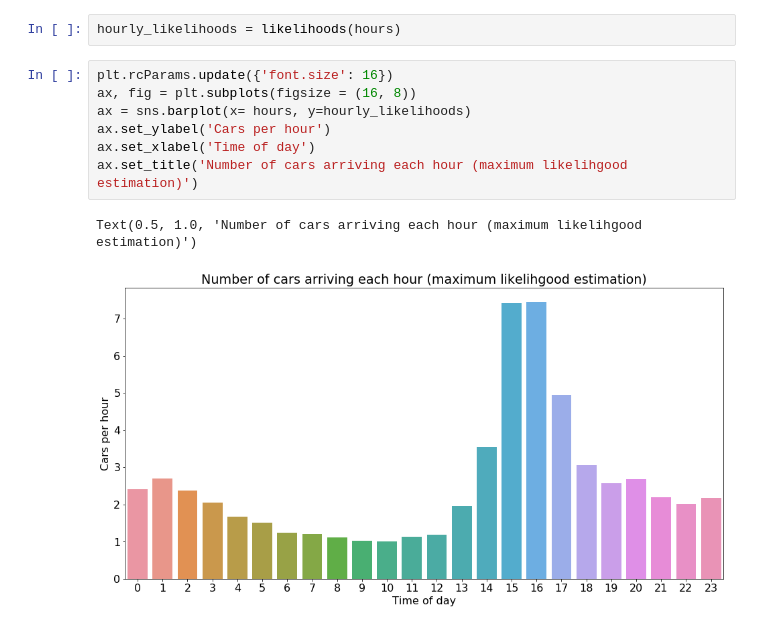
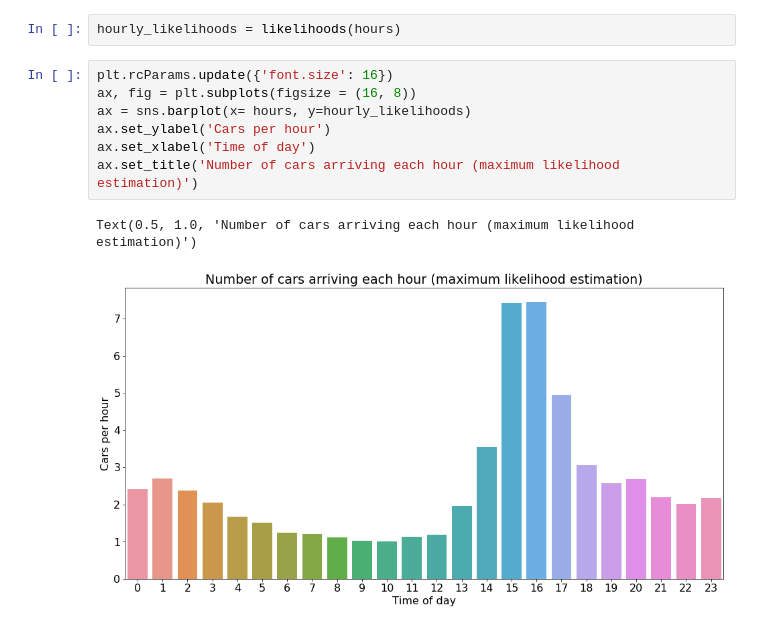
Before and after one commit to JuliaSokolova/electric-vehicle-charging, a Jupyter notebook: Max likelihood of cars for each hour.ipynb, the cells around one changed output. Cells and saved outputs as stored; diff of their text form.

```diff
--- a/Max likelihood of cars for each hour.ipynb
+++ b/Max likelihood of cars for each hour.ipynb
@@ -160,10 +160,10 @@ hourly_likelihoods = likelihoods(hours)
 # %%
 plt.rcParams.update({'font.size': 16})
 ax, fig = plt.subplots(figsize = (16, 8))
 ax = sns.barplot(x= hours, y=hourly_likelihoods)
 ax.set_ylabel('Cars per hour')
 ax.set_xlabel('Time of day')
-ax.set_title('Number of cars arriving each hour (maximum likelihgood estimation)')
+ax.set_title('Number of cars arriving each hour (maximum likelihood estimation)')
 # %% [output]
-Text(0.5, 1.0, 'Number of cars arriving each hour (maximum likelihgood estimation)')
+Text(0.5, 1.0, 'Number of cars arriving each hour (maximum likelihood estimation)')
-[figure, old version]
+[figure, new version]
```
Also changed, not shown: 6 other files.
